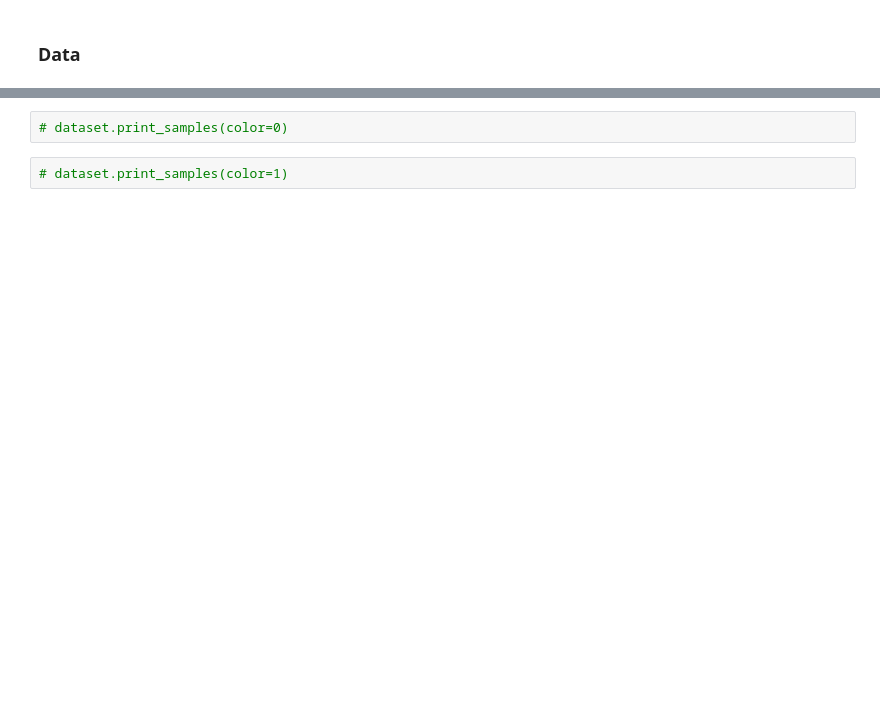
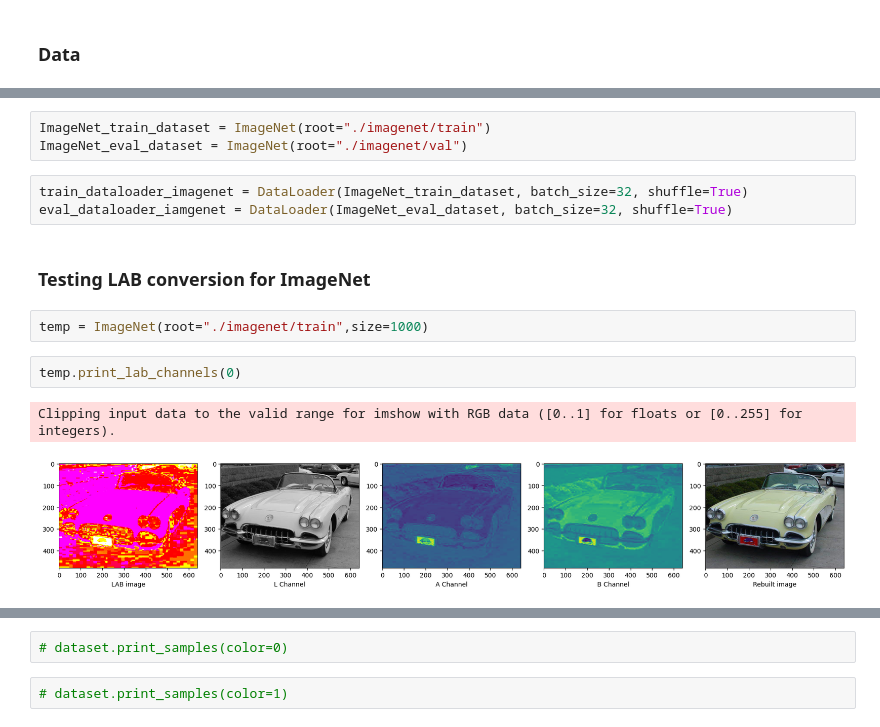
Before and after one commit to jzhe727/colorizer, a Jupyter notebook: data.ipynb, the cells around one changed output, grey strips where cells are left out. Cells and saved outputs as stored; diff of their text form; blank space fills up the shorter version.

Commit message:
update data

```diff
--- a/data.ipynb
+++ b/data.ipynb
@@ -20,0 +158,15 @@ class ImageNetDataset(Dataset):
+# %%
+ImageNet_train_dataset = ImageNet(root="./imagenet/train")
+ImageNet_eval_dataset = ImageNet(root="./imagenet/val")
+# %%
+train_dataloader_imagenet = DataLoader(ImageNet_train_dataset, batch_size=32, shuffle=True)
+eval_dataloader_iamgenet = DataLoader(ImageNet_eval_dataset, batch_size=32, shuffle=True)
+# %% [markdown]
+### Testing LAB conversion for ImageNet
+# %%
+temp = ImageNet(root="./imagenet/train",size=1000)
+# %%
+temp.print_lab_channels(0)
+# %% [output]
+Clipping input data to the valid range for imshow with RGB data ([0..1] for floats or [0..255] for integers).
+[figure, added]
```
Also changed, not shown: parts of 16 cells of this notebook.
